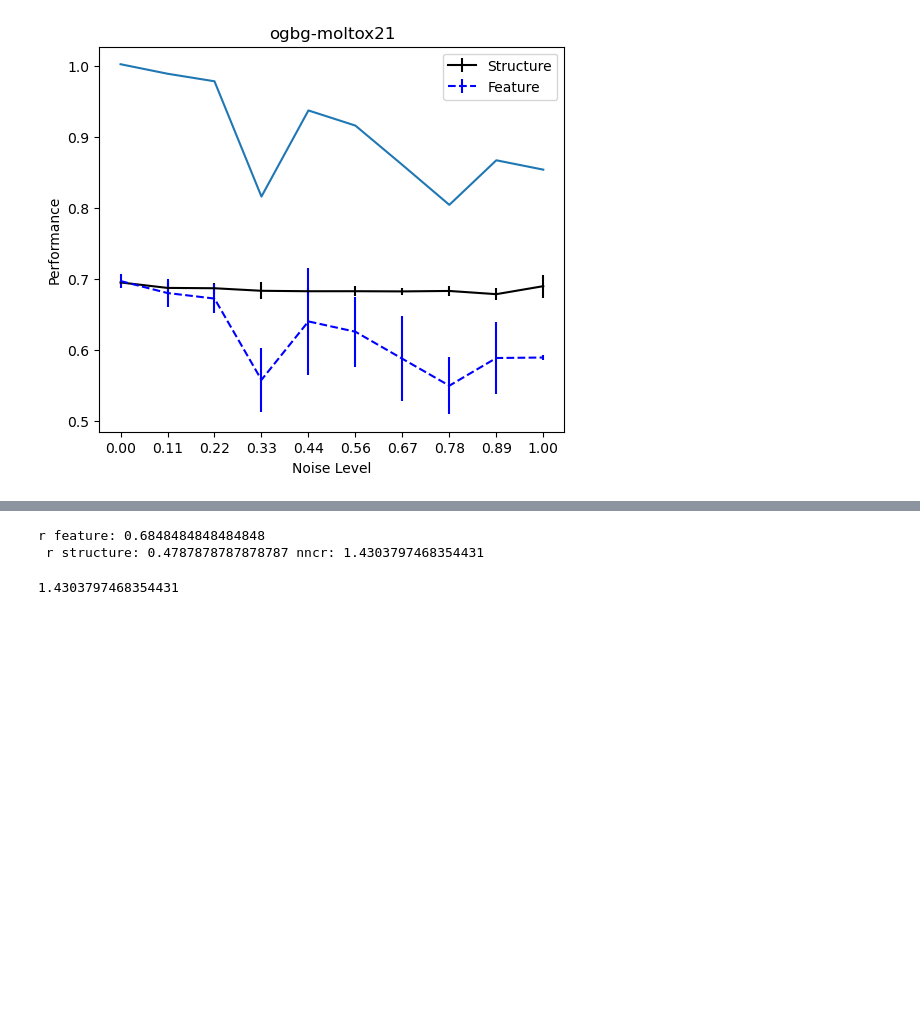
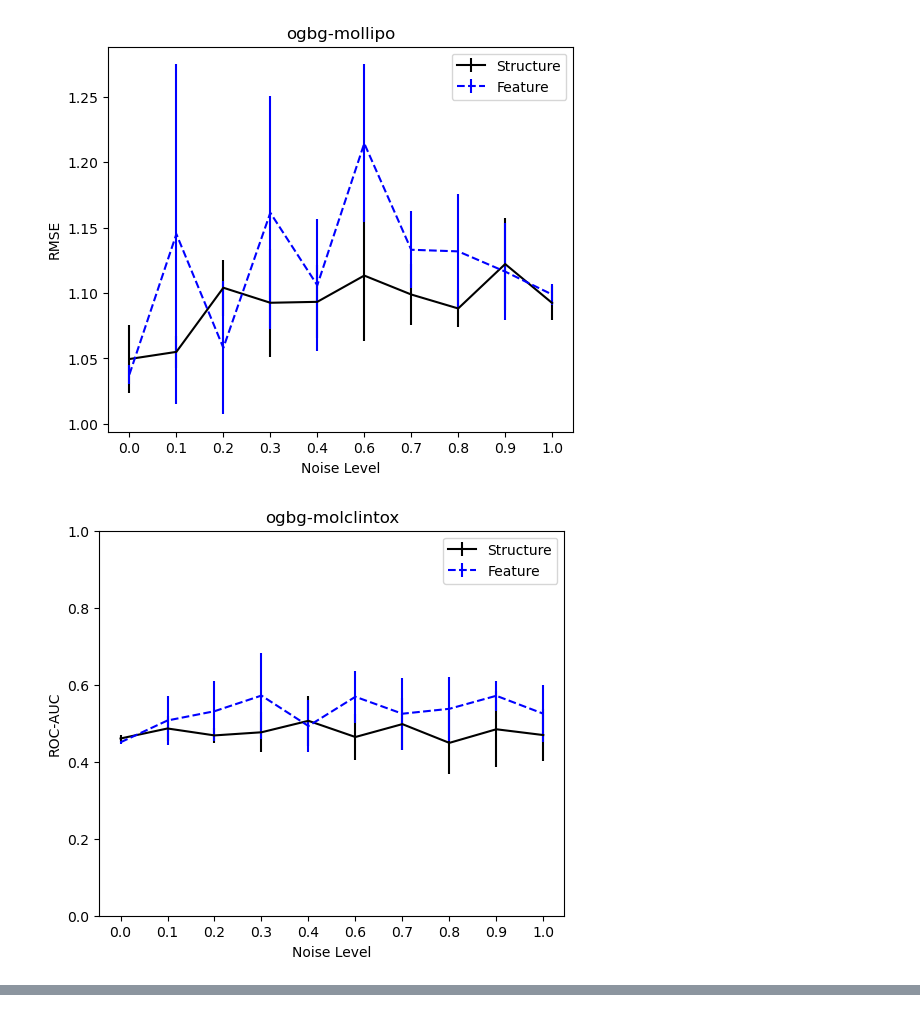
Before and after one commit to alexodavies/graphs-noise-noise, a Jupyter notebook: analysis.ipynb, the cells around one changed output, grey strips where cells are left out. Cells and saved outputs as stored; diff of their text form; code cells hidden in the pictures; blank space fills up the shorter version.

```diff
--- a/analysis.ipynb
+++ b/analysis.ipynb
@@ -7,10 +7,16 @@ import os
 # %%
 def plot_results(result_dict):
     fig, ax = plt.subplots(figsize=(6, 5))
+
+    dataset = result_dict["dataset"]
+    task_type = result_dict["task_type"]
+
     ax.set_xlabel("Noise Level")
-    ax.set_ylabel("Performance")
-    dataset = result_dict["dataset"]
+    perf_string = "RMSE" if task_type == "regression" else "ROC-AUC"
+    ax.set_ylabel(perf_string)
+
     ax.set_title(dataset)
+
     strucs = result_dict["structure"]
     feats = result_dict["feature"]
     ts = list(strucs.keys())
@@ -26,21 +32,24 @@ def plot_results(result_dict):
     ax.errorbar(ts, struc_means, yerr=struc_devs, label="Structure", c = "black")
     ax.errorbar(ts, feat_means, yerr=feat_devs, label="Feature", c = "blue", linestyle = "dashed")
 
-    ax.plot(ts, np.array(feat_means) / np.array(struc_means))
-
     # Format x-axis ticks
     ax.set_xticks(ts)  # Ensure all unique noise levels are shown
-    ax.set_xticklabels([f"{t:.2f}" for t in ts])  # Format as two decimal places
+    ax.set_xticklabels([f"{t:.1f}" for t in ts])  # Format as two decimal places
+    if task_type == "classification":
+        ax.set_ylim(ymin=0, ymax = 1)
 
     ax.legend()
-    plt.show()
+    plt.savefig(f"figures/{dataset}.png", dpi=600)
 # %%
 results_jsons = os.listdir("results")
 result_dicts = []
 for result in results_jsons:
     with open(f"results/{result}", "r") as f:
         dic = json.load(f)
     result_dicts.append(dic)
-plot_results(result_dicts[0])
+
+for result in result_dicts:
+    plot_results(result)
 # %% [output]
-[figure, old version]
+[figure, new version]
+[figure, added]
@@ -62,15 +77,13 @@ def nncr(result_dict):
 
     nncr = r_feature  / r_structure
 
-    print(f"r feature: {r_feature}\n r structure: {r_structure} nncr: {nncr}")
+    # print(f"r feature: {r_feature}\n r structure: {r_structure} nncr: {nncr}")
 
-    return nncr
+    return np.log10(nncr)
 
-nncr(result_dicts[0])
+# for result in result_dicts:
+#     print(result["dataset"])
+#     print(nncr(result))
-# %% [output]
-r feature: 0.6848484848484848
- r structure: 0.4787878787878787 nncr: 1.4303797468354431
-1.4303797468354431
 # %%
 def nnd(result_dict):
     dataset = result_dict["dataset"]
```
Also changed, not shown: parts of 3 cells of this notebook, 39 other files.
